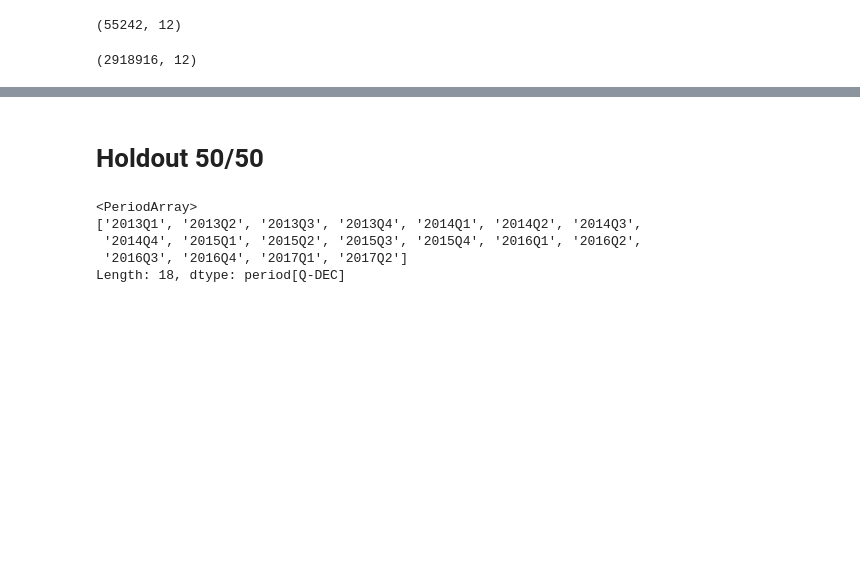
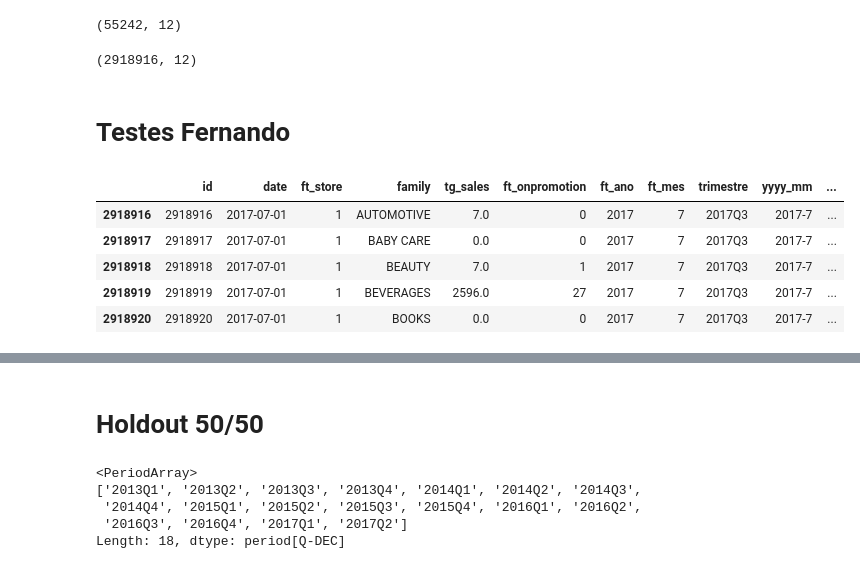
Before and after one commit to bentofh/Store-Sales, a Jupyter notebook: Store Sales Valição de TS.ipynb, the cells around one changed output, grey strips where cells are left out. Cells and saved outputs as stored; diff of their text form; code cells hidden in the pictures; blank space fills up the shorter version.

```diff
--- a/Store Sales Valição de TS.ipynb
+++ b/Store Sales Valição de TS.ipynb
@@ -118,3 +116,14 @@ predictions = pd.Series(modelo.predict(X_test))
 ranked_predictions = predictions.rank(pct = True, method = 'first')
 correlation = np.corrcoef(y_test, ranked_predictions)[0, 1]
 valor_teste_prd = correlation
+# %% [markdown]
+# Testes Fernando
+# %%
+df_teste.head()
+# %% [output]
+|  | id | date | ft_store | family | tg_sales | ft_onpromotion | ft_ano | ft_mes | trimestre | yyyy_mm | ... |
+| 2918916 | 2918916 | 2017-07-01 | 1 | AUTOMOTIVE | 7.0 | 0 | 2017 | 7 | 2017Q3 | 2017-7 | ... |
+| 2918917 | 2918917 | 2017-07-01 | 1 | BABY CARE | 0.0 | 0 | 2017 | 7 | 2017Q3 | 2017-7 | ... |
+| 2918918 | 2918918 | 2017-07-01 | 1 | BEAUTY | 7.0 | 1 | 2017 | 7 | 2017Q3 | 2017-7 | ... |
+| 2918919 | 2918919 | 2017-07-01 | 1 | BEVERAGES | 2596.0 | 27 | 2017 | 7 | 2017Q3 | 2017-7 | ... |
+| 2918920 | 2918920 | 2017-07-01 | 1 | BOOKS | 0.0 | 0 | 2017 | 7 | 2017Q3 | 2017-7 | ... |
```
Also changed, not shown: parts of 15 cells of this notebook, 4 other files.
